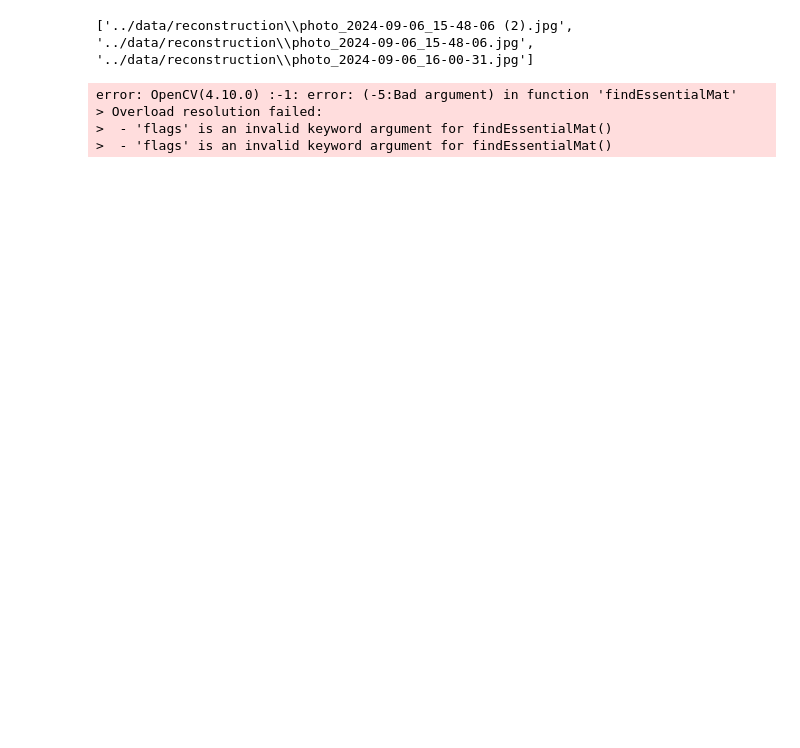
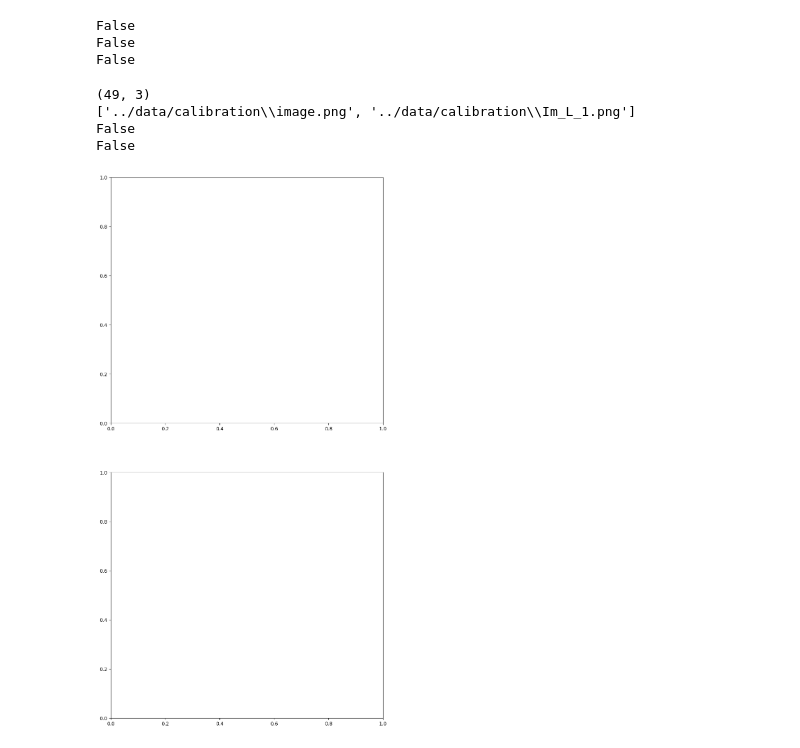
Before and after one commit to ankkarp/northGeom3d, a Jupyter notebook: notebooks/multiview_reconstruction.ipynb, the cells around one changed output. Cells and saved outputs as stored; diff of their text form; code cells hidden in the pictures; blank space fills up the shorter version.

```diff
--- a/notebooks/multiview_reconstruction.ipynb
+++ b/notebooks/multiview_reconstruction.ipynb
@@ -27,34 +31,90 @@ objpoints = [] # 3d point in real world space
 imgpoints = [] # 2d points in image plane.
 
 images = glob.glob('../data/reconstruction/*.jpg')
-print(images)
 
 for fname in images:
     img = cv.imread(fname)
     gray = cv.cvtColor(img, cv.COLOR_BGR2GRAY)
-    #cv.imshow('img', img)
-    #cv.waitKey(0)
 
     # Find the chess board corners
-    ret, corners = cv.findEssentialMat(gray, (5, 5), None, flags=cv.CALIB_CB_LARGER)
+    ret, corners = cv.findChessboardCorners(gray, (7, 6), None, flags=cv.CALIB_CB_ADAPTIVE_THRESH + cv.CALIB_CB_NORMALIZE_IMAGE + cv.CALIB_CB_FAST_CHECK)
     print(ret)
 
     # If found, add object points, image points (after refining them)
     if ret == True:
         objpoints.append(objp)
 
-        corners2 = cv.cornerSubPix(gray, corners, (11,11), (-1,-1), criteria)
+        corners2 = cv.cornerSubPix(gray,corners, (11,11), (-1,-1), criteria)
         imgpoints.append(corners2)
 
         # Draw and display the corners
         cv.drawChessboardCorners(img, (7,6), corners2, ret)
         cv.imshow('img', img)
-        cv.waitKey(0)
+        cv.waitKey(500)
 
 cv.destroyAllWindows()
 # %% [output]
-['../data/reconstruction\\photo_2024-09-06_15-48-06 (2).jpg', '../data/reconstruction\\photo_2024-09-06_15-48-06.jpg', '../data/reconstruction\\photo_2024-09-06_16-00-31.jpg']
+False
+False
+False
-error: OpenCV(4.10.0) :-1: error: (-5:Bad argument) in function 'findEssentialMat'
-> Overload resolution failed:
->  - 'flags' is an invalid keyword argument for findEssentialMat()
->  - 'flags' is an invalid keyword argument for findEssentialMat()
+# %%
+import numpy as np
+import cv2 as cv
+from cv2 import dnn_superres
+import glob
+import matplotlib.pyplot as plt
+
+# termination criteria
+criteria = (cv.TERM_CRITERIA_EPS + cv.TERM_CRITERIA_MAX_ITER, 30, 0.001)
+chessCorners = (7, 7)
+
+# prepare object points, like (0,0,0), (1,0,0), (2,0,0) ....,(6,5,0)
+objp = np.zeros((chessCorners[0]*chessCorners[1],3), np.float32)
+objp[:,:2] = np.mgrid[0:chessCorners[0],0:chessCorners[1]].T.reshape(-1,2)
+print(objp.shape)
+
+# Arrays to store object points and image points from all the images.
+objpoints = [] # 3d point in real world space
+imgpoints = [] # 2d points in image plane.
+
+images = glob.glob('../data/calibration/*.png')
+fig, axs = plt.subplots(len(images), 1, figsize=(10, 20))
+print(images)
+
+if len(images)==1:
+    axs = [axs]
+
+for fname, ax in zip(images, axs):
+    img = cv.imread(fname)
+    gray = cv.cvtColor(img, cv.COLOR_BGR2GRAY)
+    #cv.imshow('img', img)
+    #cv.waitKey(0)
+
+    # Find the chess board corners
+    ret, corners = cv.findChessboardCorners(gray, chessCorners)
+    print(ret)
+
+    # If found, add object points, image points (after refining them)
+    if ret == True:
+        print(corners.shape)
+        objpoints.append(objp)
+
+        corners2 = cv.cornerSubPix(gray, corners, (15, 15), (-1,-1), criteria)
+        imgpoints.append(corners2)
+
+        # Draw and display the corners
+        res = cv.drawChessboardCorners(img, chessCorners, corners2, ret)
+        #res = res.reshape(res.shape[0]*2, res.shape[1]*2)
+        #cv.imshow('img', img)
+        #cv.waitKey(0)
+        ax.imshow(res)
+
+#cv.destroyAllWindows()
+#plt.figure(figsize=(15, 7))
+#plt.imshow(res)
+# %% [output]
+(49, 3)
+['../data/calibration\\image.png', '../data/calibration\\Im_L_1.png']
+False
+False
+[figure, added]
```
Also changed, not shown: parts of 7 cells of this notebook, 8 other files.
